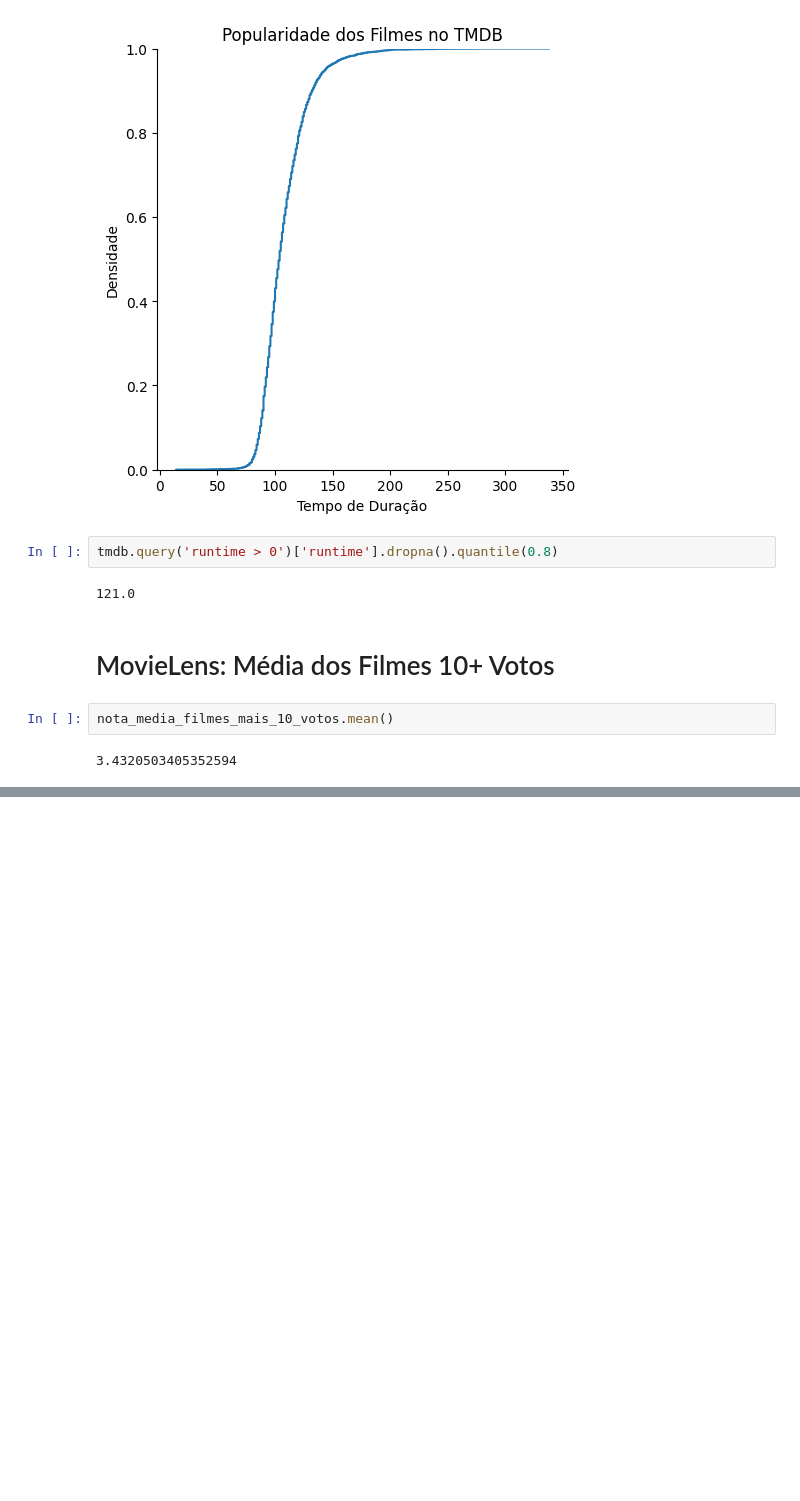
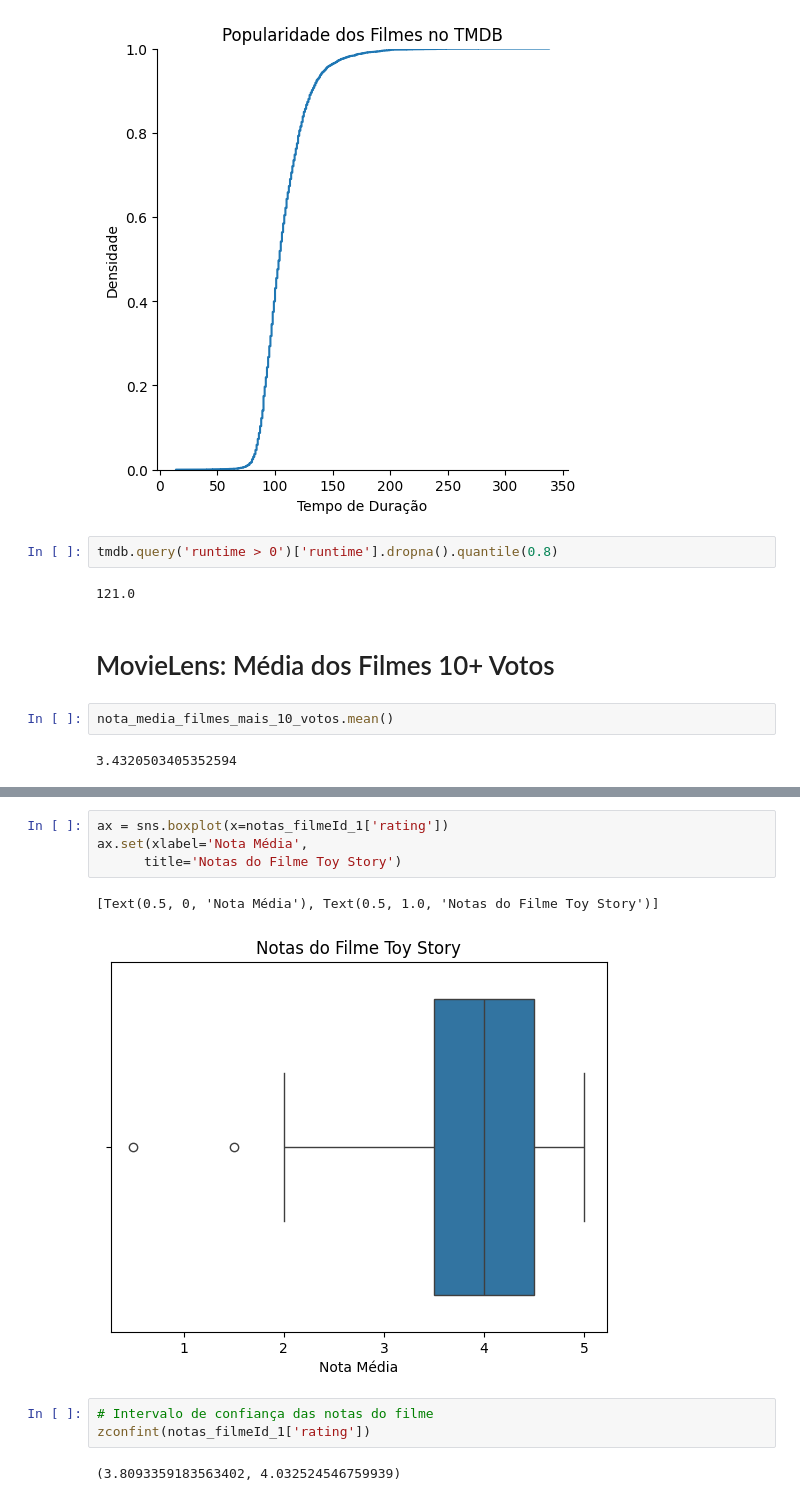
Before and after one commit to edupmon/alura, a Jupyter notebook: data-science/testes-estatisticos-python/introducao-testes.ipynb, the cells around one changed output, grey strips where cells are left out. Drawn from its saved outputs; the diff is of its cells as text; blank space fills up the shorter version.

```diff
--- a/data-science/testes-estatisticos-python/introducao-testes.ipynb
+++ b/data-science/testes-estatisticos-python/introducao-testes.ipynb
@@ -270,0 +301,12 @@ DescrStatsW(nota_media_filmes_mais_10_votos).tconfint_mean()
+# %%
+ax = sns.boxplot(x=notas_filmeId_1['rating'])
+ax.set(xlabel='Nota Média',
+      title='Notas do Filme Toy Story')
+# %% [output]
+[Text(0.5, 0, 'Nota Média'), Text(0.5, 1.0, 'Notas do Filme Toy Story')]
+[figure, added]
+# %%
+# Intervalo de confiança das notas do filme
+zconfint(notas_filmeId_1['rating'])
+# %% [output]
+(3.8093359183563402, 4.032524546759939)
```
Also changed, not shown: parts of 15 cells of this notebook.
